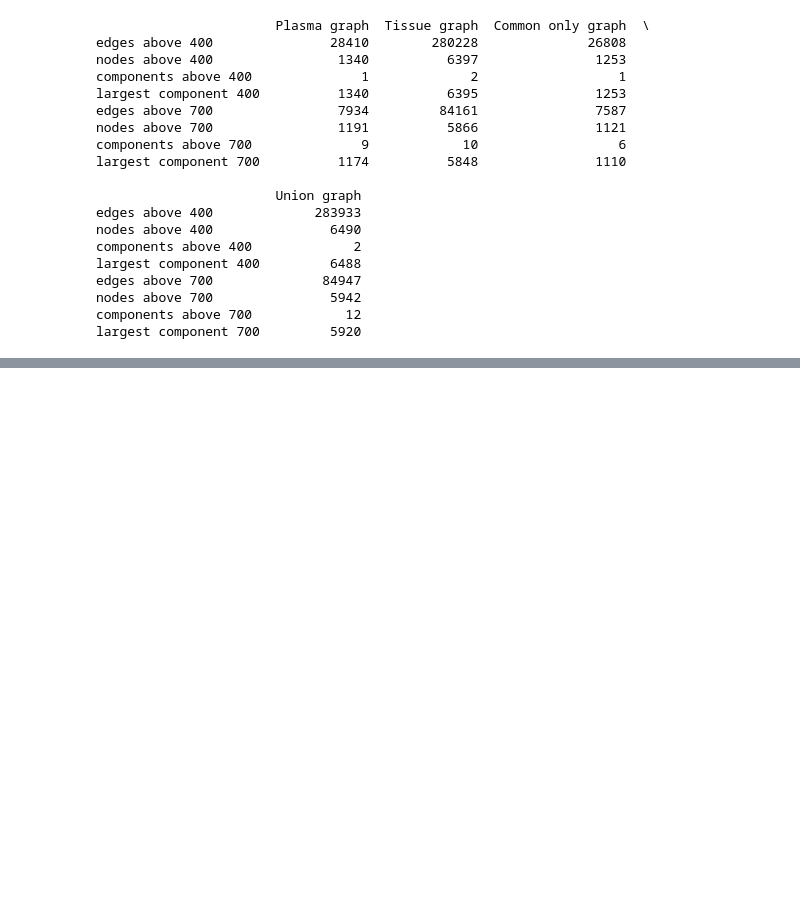
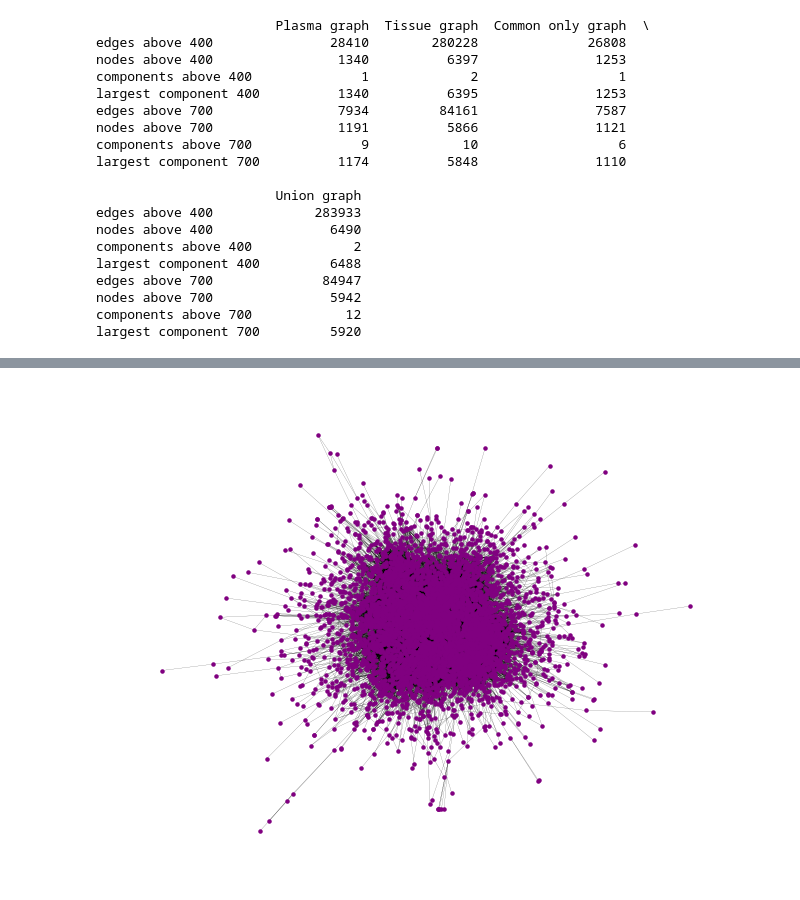
Before and after one commit to paulaliv/AAA_project, a Jupyter notebook: graph_analysis.ipynb, the cells around one changed output, grey strips where cells are left out. Cells and saved outputs as stored; diff of their text form; code cells hidden in the pictures; blank space fills up the shorter version.

```diff
--- a/graph_analysis.ipynb
+++ b/graph_analysis.ipynb
@@ -290,3 +290,23 @@ nx.draw_spring(
+# %%
+G = nx.from_pandas_edgelist(
+    graph_union_700,
+    source="gene1",
+    target="gene2",
+    edge_attr="combined_score"
+)
+
+largest_cc = max(nx.connected_components(G), key=len)
+
+G_sub = G.subgraph(largest_cc)
+color = 'purple'
+nx.draw_spring(
+    G_sub,
+    node_size=5,
+    width=0.1,
+    node_color=color
+)
+# %% [output]
+[figure, added]
 # %%
 from pyvis.network import Network
 G400 = nx.from_pandas_edgelist(
```
Also changed, not shown: parts of 3 cells of this notebook, 5 other files.
